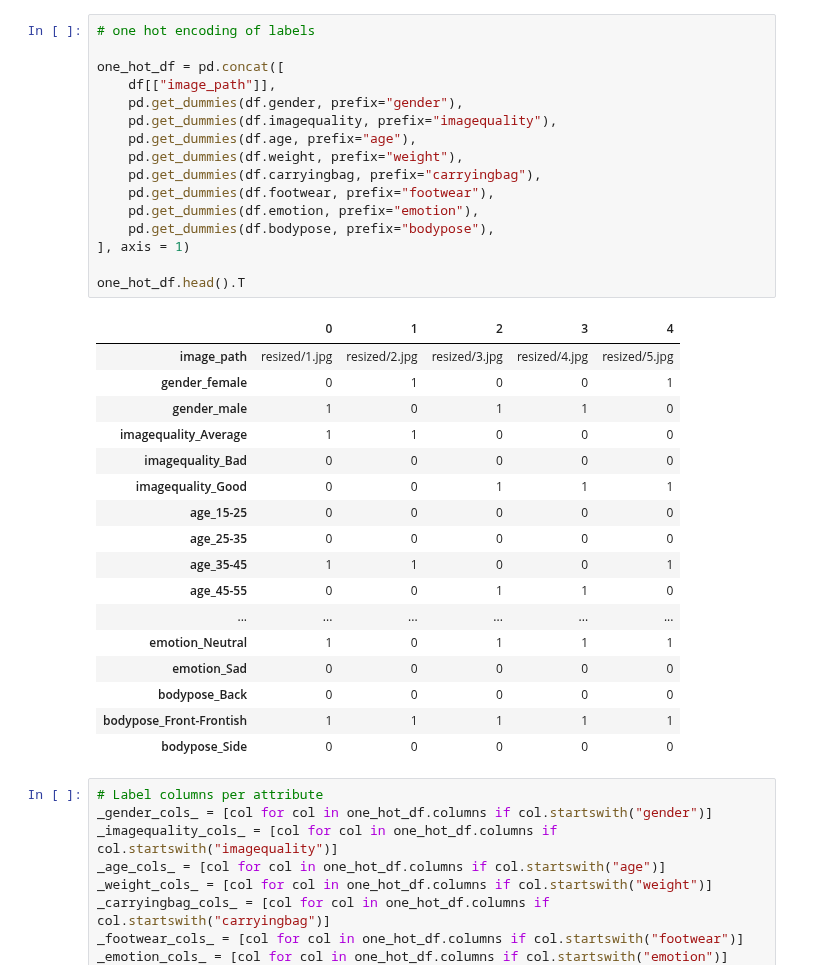
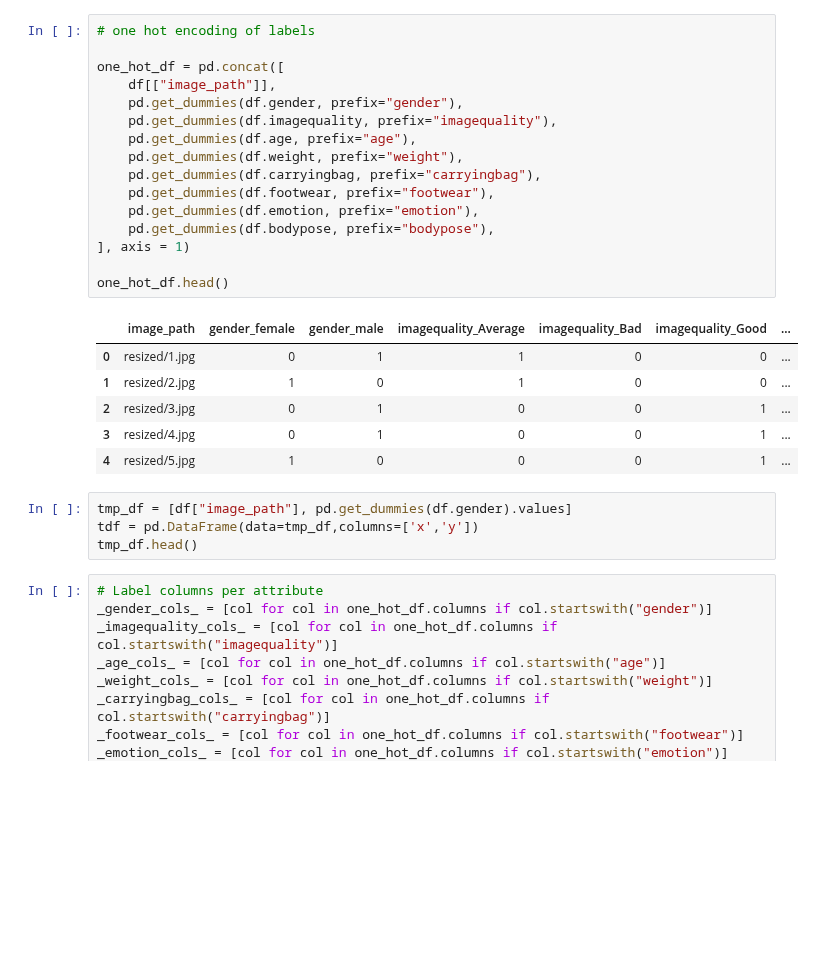
Before and after one commit to hksantosh/eip, a Jupyter notebook: Assignment 5/PersonAttributes.ipynb, the cells around one changed output. Drawn from its saved outputs; the diff is of its cells as text; blank space fills up the shorter version.

```diff
--- a/Assignment 5/PersonAttributes.ipynb
+++ b/Assignment 5/PersonAttributes.ipynb
@@ -56,37 +56,30 @@ df.head()
 # %%
 # one hot encoding of labels
 
 one_hot_df = pd.concat([
     df[["image_path"]],
     pd.get_dummies(df.gender, prefix="gender"),
     pd.get_dummies(df.imagequality, prefix="imagequality"),
     pd.get_dummies(df.age, prefix="age"),
     pd.get_dummies(df.weight, prefix="weight"),
     pd.get_dummies(df.carryingbag, prefix="carryingbag"),
     pd.get_dummies(df.footwear, prefix="footwear"),
     pd.get_dummies(df.emotion, prefix="emotion"),
     pd.get_dummies(df.bodypose, prefix="bodypose"),
 ], axis = 1)
 
-one_hot_df.head().T
+one_hot_df.head()
 # %% [output]
-|  | 0 | 1 | 2 | 3 | 4 |
-| image_path | resized/1.jpg | resized/2.jpg | resized/3.jpg | resized/4.jpg | resized/5.jpg |
-| gender_female | 0 | 1 | 0 | 0 | 1 |
-| gender_male | 1 | 0 | 1 | 1 | 0 |
-| imagequality_Average | 1 | 1 | 0 | 0 | 0 |
-| imagequality_Bad | 0 | 0 | 0 | 0 | 0 |
-| imagequality_Good | 0 | 0 | 1 | 1 | 1 |
-| age_15-25 | 0 | 0 | 0 | 0 | 0 |
-| age_25-35 | 0 | 0 | 0 | 0 | 0 |
-| age_35-45 | 1 | 1 | 0 | 0 | 1 |
-| age_45-55 | 0 | 0 | 1 | 1 | 0 |
-| ... | ... | ... | ... | ... | ... |
-| emotion_Neutral | 1 | 0 | 1 | 1 | 1 |
-| emotion_Sad | 0 | 0 | 0 | 0 | 0 |
-| bodypose_Back | 0 | 0 | 0 | 0 | 0 |
-| bodypose_Front-Frontish | 1 | 1 | 1 | 1 | 1 |
-| bodypose_Side | 0 | 0 | 0 | 0 | 0 |
+|  | image_path | gender_female | gender_male | imagequality_Average | imagequality_Bad | imagequality_Good | ... |
+| 0 | resized/1.jpg | 0 | 1 | 1 | 0 | 0 | ... |
+| 1 | resized/2.jpg | 1 | 0 | 1 | 0 | 0 | ... |
+| 2 | resized/3.jpg | 0 | 1 | 0 | 0 | 1 | ... |
+| 3 | resized/4.jpg | 0 | 1 | 0 | 0 | 1 | ... |
+| 4 | resized/5.jpg | 1 | 0 | 0 | 0 | 1 | ... |
+# %%
+tmp_df = [df["image_path"], pd.get_dummies(df.gender).values]
+tdf = pd.DataFrame(data=tmp_df,columns=['x','y'])
+tmp_df.head()
 # %%
 # Label columns per attribute
 _gender_cols_ = [col for col in one_hot_df.columns if col.startswith("gender")]
```
Also changed, not shown: parts of 9 cells of this notebook.
